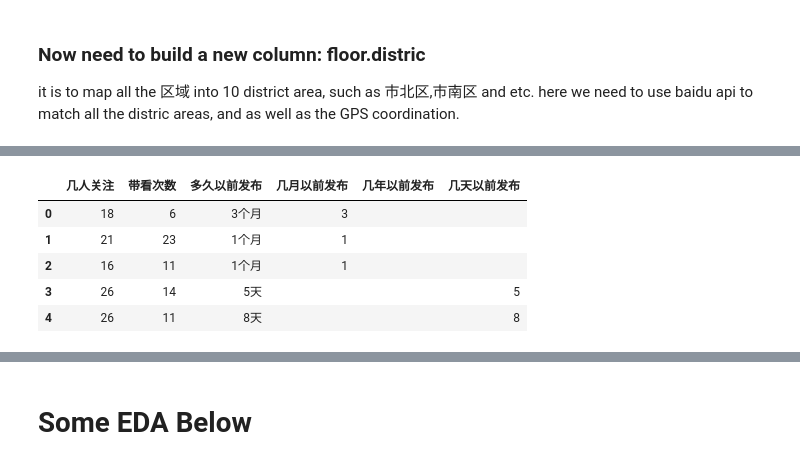
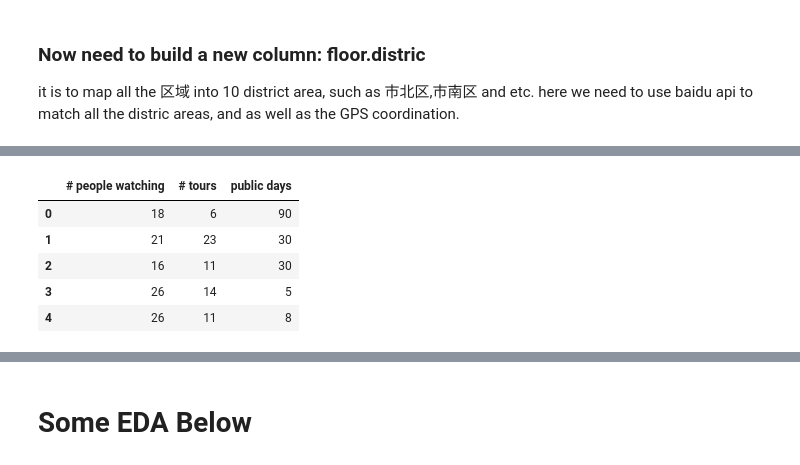
Before and after one commit to ffflora/city-in-data-science-qingdao, a Jupyter notebook: data-cleaning.ipynb, the cells around one changed output, grey strips where cells are left out. Cells and saved outputs as stored; diff of their text form; code cells hidden in the pictures.

```diff
--- a/data-cleaning.ipynb
+++ b/data-cleaning.ipynb
@@ -364,7 +335,0 @@ extract_deal_date('year','年')
-# %%
-for i,row in follow.iterrows():
-    if '一' in follow['year'][i]:
-        follow['year'][i] = 1
-# %%
-follow = follow.replace('',0)
-follow
@@ -385,7 +335,0 @@ follow
-# %%
-for i,row in follow.iterrows():
-    if (follow.year[i]==0 and follow.month[i]==0):
-        extract_deal_date('publish days','天')
-    else:
-        follow['publish days'][i] = int(follow.year[i]) * 365
-        follow['publish days'][i] = int(follow.month[i]) * 30
@@ -394,13 +336,25 @@ follow.head(20)
+# %%
+follow['days']=0
+def extract_deal_date():
+    for i,row in follow.iterrows():
+        if '个月' in follow[2][i]:
+            follow.days[i] = int(row[2].strip('个月'))*30
+        elif '年' in follow[2][i]:
+            follow.days[i] = 365
+        elif '天' in follow[2][i]:
+            follow.days[i] = int(row[2].strip('天'))
+        #print(i,follow.days[i])
+extract_deal_date()
 # %%
-follow= follow.rename(columns={0:'几人关注',1:'带看次数',2:'多久以前发布'})
+follow= follow.rename(columns={0:'# people watching',1:'# tours','days':'public days'}).drop(columns=[2])
 follow.head()
 # %% [output]
-|  | 几人关注 | 带看次数 | 多久以前发布 | 几月以前发布 | 几年以前发布 | 几天以前发布 |
-| 0 | 18 | 6 | 3个月 | 3 |  |  |
-| 1 | 21 | 23 | 1个月 | 1 |  |  |
-| 2 | 16 | 11 | 1个月 | 1 |  |  |
-| 3 | 26 | 14 | 5天 |  |  | 5 |
-| 4 | 26 | 11 | 8天 |  |  | 8 |
+|  | # people watching | # tours | public days |
+| 0 | 18 | 6 | 90 |
+| 1 | 21 | 23 | 30 |
+| 2 | 16 | 11 | 30 |
+| 3 | 26 | 14 | 5 |
+| 4 | 26 | 11 | 8 |
 # %%
 floor['建造年份']= floor['建造年份'].astype(int)
 # %%
```
Also changed, not shown: parts of 11 cells of this notebook, 7 other files.
